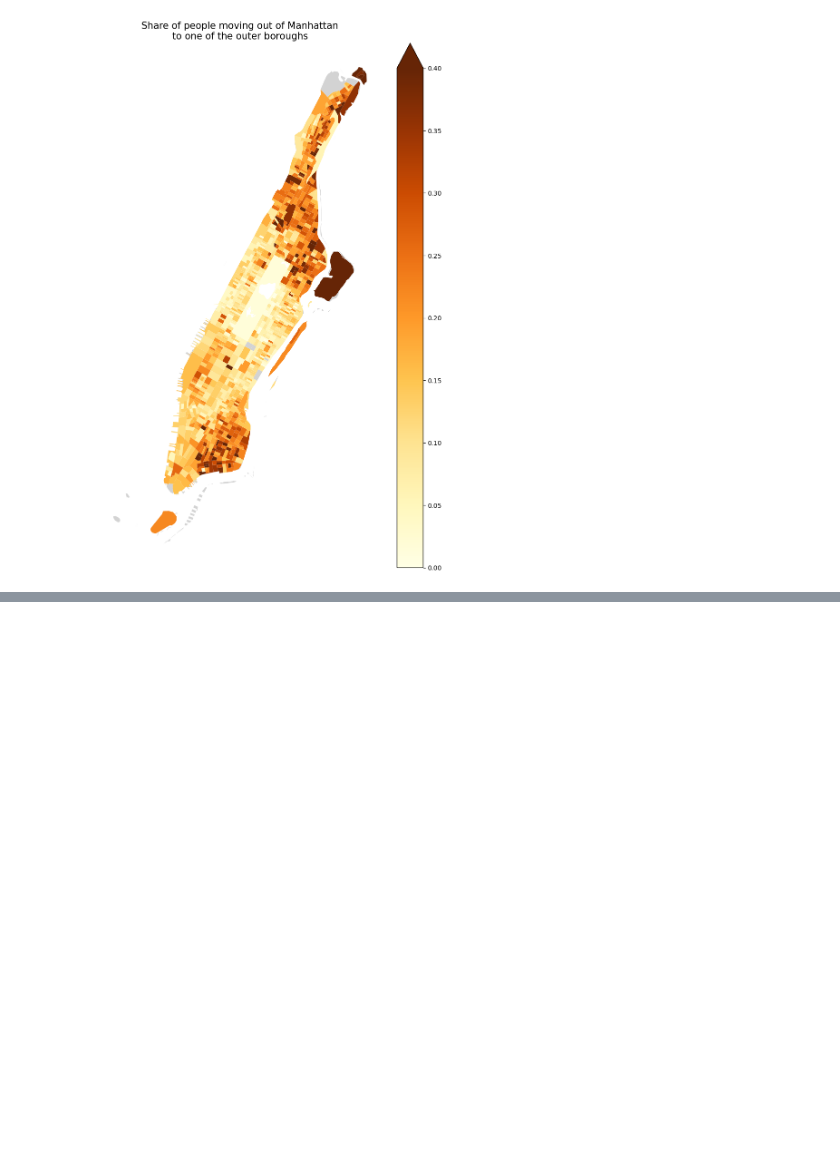
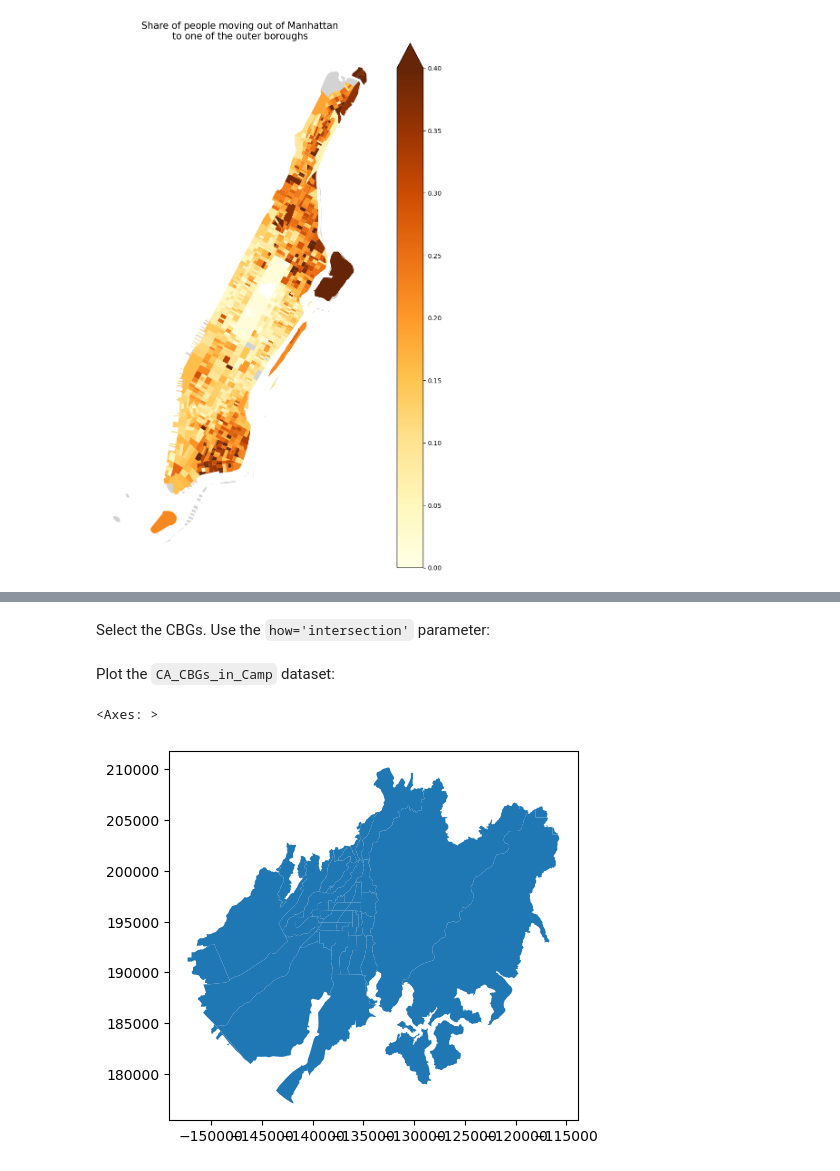
Before and after one commit to gsagostini/MIGRATE, a Jupyter notebook: solutions/mapping.ipynb, the cells around one changed output, grey strips where cells are left out. Cells and saved outputs as stored; diff of their text form; code cells hidden in the pictures; blank space fills up the shorter version.

```diff
--- a/solutions/mapping.ipynb
+++ b/solutions/mapping.ipynb
@@ -246,0 +412,11 @@ _ = ax.axis('off')
+# %% [markdown]
+Select the CBGs. Use the `how='intersection'` parameter:
+# %%
+CA_CBGs_in_Camp = CA_CBGs_projected.overlay(camp_fire_gdf, how='intersection')
+# %% [markdown]
+Plot the `CA_CBGs_in_Camp` dataset:
+# %%
+CA_CBGs_in_Camp.plot()
+# %% [output]
+<Axes: >
+[figure, added]
```
Also changed, not shown: parts of 48 cells of this notebook, 1 other file.
